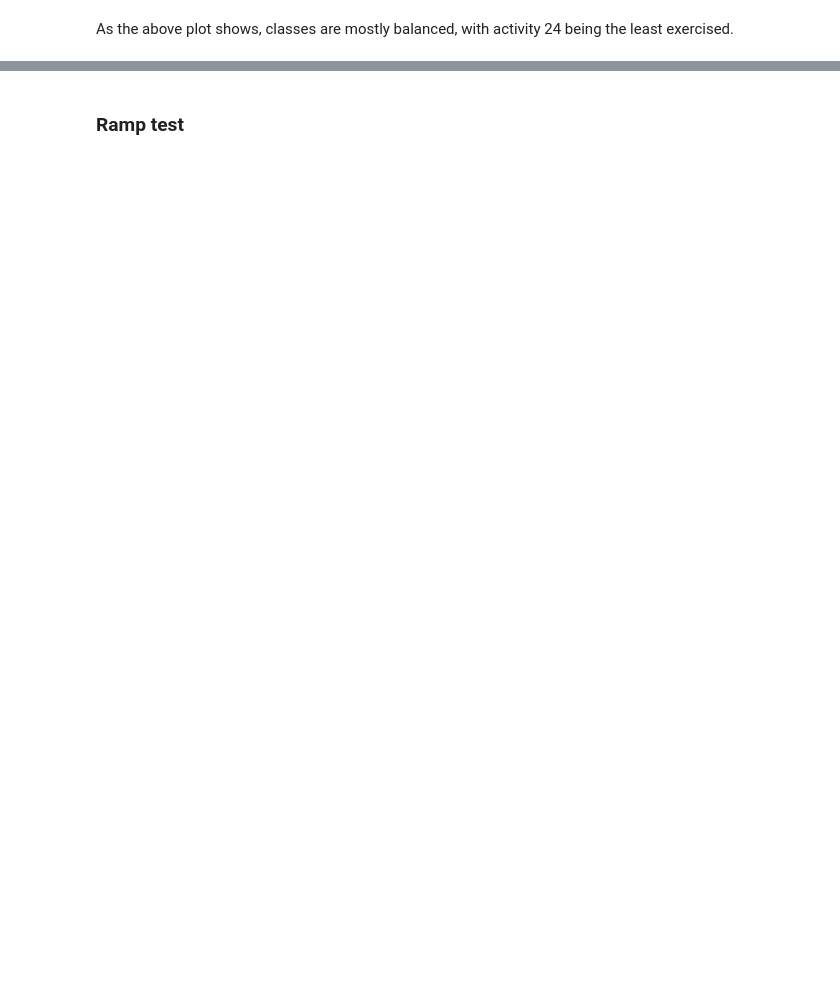
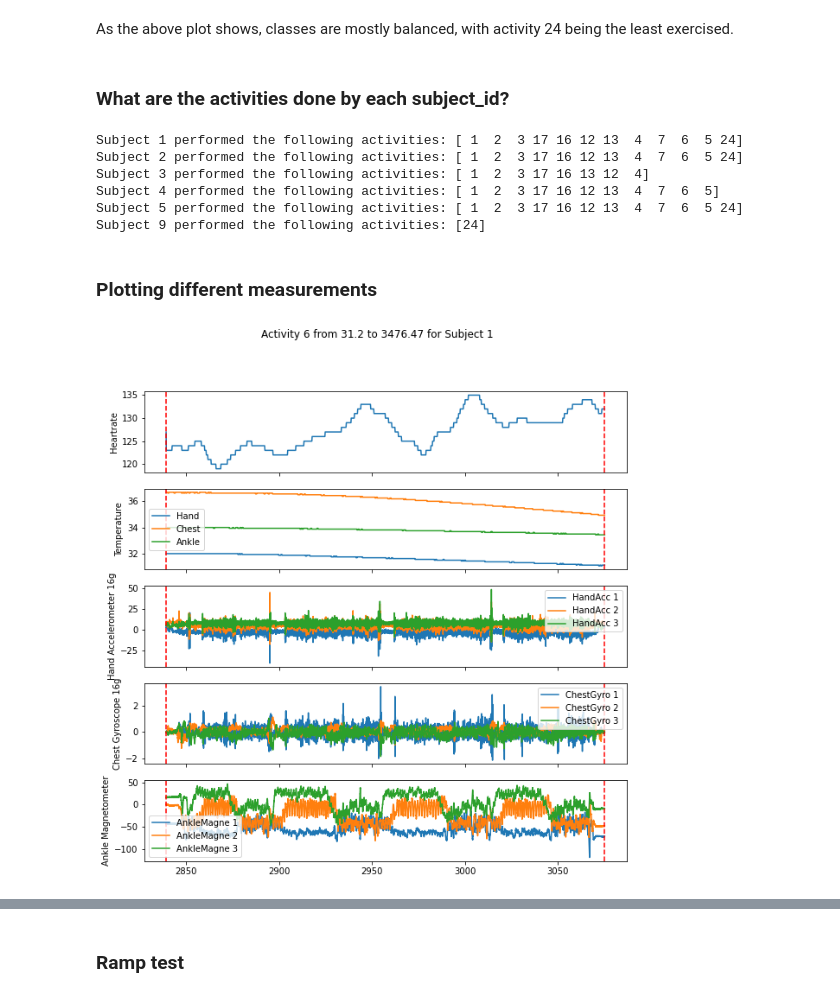
Before and after one commit to xAhmad1/PhysicalActivityDetection, a Jupyter notebook: Starting_notebook.ipynb, the cells around one changed output, grey strips where cells are left out. Saved outputs shown, nothing was run; the diff lists cells and outputs as text; code cells hidden in the pictures; blank space fills up the shorter version.

Commit message:
added some description and data analysis

```diff
--- a/Starting_notebook.ipynb
+++ b/Starting_notebook.ipynb
@@ -155,3 +225,21 @@ plt.show()
 [figure]
 # %% [markdown]
 As the above plot shows, classes are mostly balanced, with activity 24 being the least exercised.<br>
+# %% [markdown]
+### What are the activities done by each subject_id?
+# %%
+# Group the data by subject_id and get the unique activityIDs for each group
+activities_by_subject = concat_data.groupby('subject_id')['activityID'].unique()
+
+# Print out the activities for each subject
+for subject_id, activities in activities_by_subject.items():
+    print(f"Subject {subject_id} performed the following activities: {activities}")
+# %% [output]
+Subject 1 performed the following activities: [ 1  2  3 17 16 12 13  4  7  6  5 24]
+Subject 2 performed the following activities: [ 1  2  3 17 16 12 13  4  7  6  5 24]
+Subject 3 performed the following activities: [ 1  2  3 17 16 13 12  4]
+Subject 4 performed the following activities: [ 1  2  3 17 16 12 13  4  7  6  5]
+Subject 5 performed the following activities: [ 1  2  3 17 16 12 13  4  7  6  5 24]
+Subject 9 performed the following activities: [24]
+# %% [markdown]
+### Plotting different measurements
@@ -157,0 +297,9 @@ As the above plot shows, classes are mostly balanced, with activity 24 being the
+# %%
+start_time = 31.2
+end_time = 3476.47
+activity_id = 6
+subject_id= 1
+
+plot_temperatures_and_heartrate(start_time, end_time, concat_data, activity_id,subject_id)
+# %% [output]
+[figure, added]
```
Also changed, not shown: parts of 30 cells of this notebook, 2 other files.
